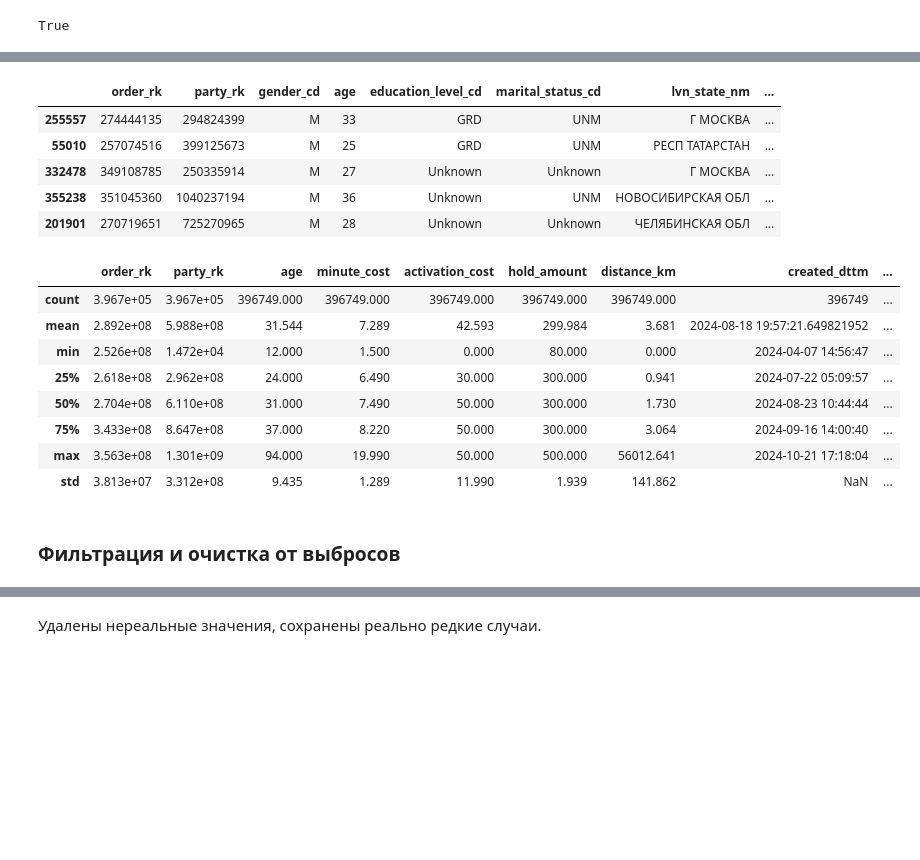
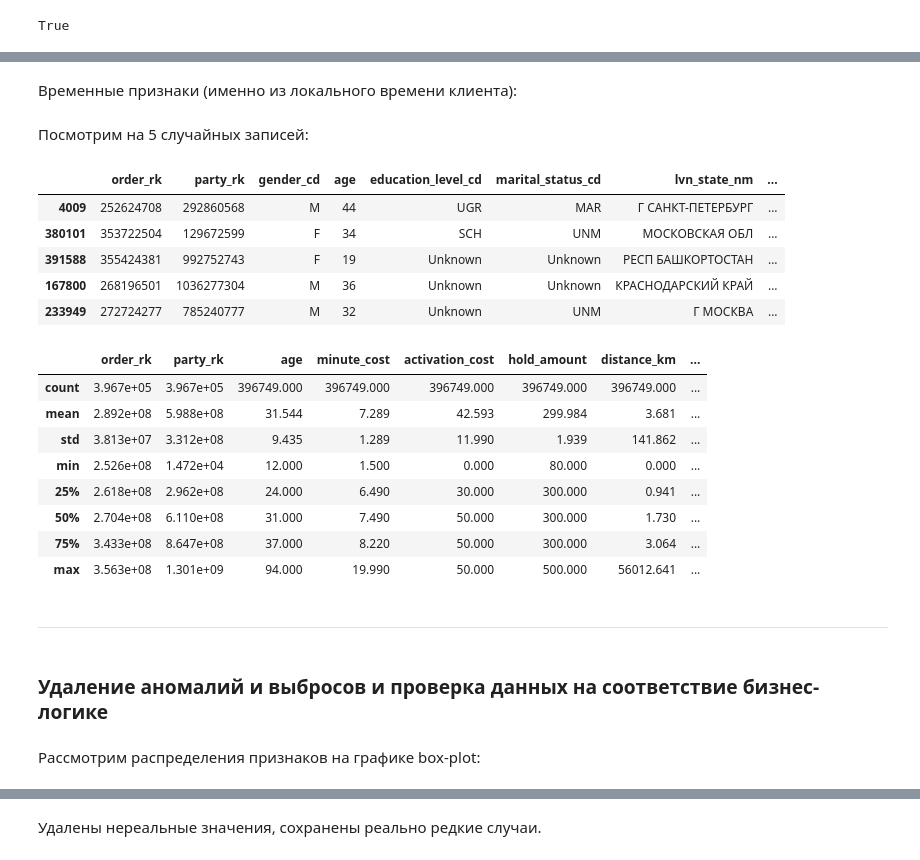
Before and after one commit to george-gh5/kicksharing-analysis, a Jupyter notebook: notebooks/1_data_cleaning.ipynb, the cells around one changed output, grey strips where cells are left out. Saved outputs shown, nothing was run; the diff lists cells and outputs as text; code cells hidden in the pictures; blank space fills up the shorter version.

```diff
--- a/notebooks/1_data_cleaning.ipynb
+++ b/notebooks/1_data_cleaning.ipynb
@@ -18,6 +21,9 @@ import numpy as np
 import matplotlib.pyplot as plt
 import seaborn as sns
 
-from scipy import stats
+import os
+
+PATH_RAW = '../data/raw/kicksharing.csv'
+PATH_CLEAN = '../data/clean'
 # %%
 sns.set_theme(style='darkgrid', palette='deep')
@@ -31,3 +34,5 @@ df = pd.read_csv(path)
+# %%
+df = pd.read_csv(PATH_RAW)
 # %%
 # потребление памяти по столбцам (в байтах)
 df.memory_usage(deep=True)
@@ -401,8 +458,19 @@ df['avg_speed_kmh'] = (df['distance_km'] / df['trip_duration_min'] * 60).astype(
 # %%
 # доля кэшбэка в рублях и в бонусах
 
-df['cashback_rate_rub'] = df['loyalty_accrual_rub_amt'] / df['nominal_price_rub_amt'].astype('float32')
-df['cashback_rate_bns'] = df['loyalty_accrual_bns_amt'] / df['nominal_price_rub_amt'].astype('float32')
+df['cashback_rate_rub'] = np.where(
+    df['nominal_price_rub_amt'] > 0,
+    df['loyalty_accrual_rub_amt'] / df['nominal_price_rub_amt'],
+    0
+).astype('float32')
+
+df['cashback_rate_bns'] = np.where(
+    df['nominal_price_rub_amt'] > 0,
+    df['loyalty_accrual_bns_amt'] / df['nominal_price_rub_amt'],
+    0
+).astype('float32')
+# %% [markdown]
+Временные признаки (именно из локального времени клиента):
 # %%
 # час
 
@@ -410,32 +478,38 @@ df['hour'] = df['local_book_start_dttm'].dt.hour.astype('int8')
 # %%
 # день недели (0 - пн, 6 - вс)
 
-df['day_of_week'] = df['local_book_start_dttm'].dt.day_of_week.astype('int8')
+df['day_of_week'] = df['local_book_start_dttm'].dt.dayofweek.astype('int8')
 # %%
 # месяц
 
 df['month'] = df['local_book_start_dttm'].dt.month.astype('int8')
+# %% [markdown]
+Посмотрим на 5 случайных записей:
 # %%
-df.sample(5)
+df.sample(5, random_state=42)
 # %% [output]
 |  | order_rk | party_rk | gender_cd | age | education_level_cd | marital_status_cd | lvn_state_nm | ... |
-| 255557 | 274444135 | 294824399 | M | 33 | GRD | UNM | Г МОСКВА | ... |
-| 55010 | 257074516 | 399125673 | M | 25 | GRD | UNM | РЕСП ТАТАРСТАН | ... |
-| 332478 | 349108785 | 250335914 | M | 27 | Unknown | Unknown | Г МОСКВА | ... |
-| 355238 | 351045360 | 1040237194 | M | 36 | Unknown | UNM | НОВОСИБИРСКАЯ ОБЛ | ... |
-| 201901 | 270719651 | 725270965 | M | 28 | Unknown | Unknown | ЧЕЛЯБИНСКАЯ ОБЛ | ... |
+| 4009 | 252624708 | 292860568 | M | 44 | UGR | MAR | Г САНКТ-ПЕТЕРБУРГ | ... |
+| 380101 | 353722504 | 129672599 | F | 34 | SCH | UNM | МОСКОВСКАЯ ОБЛ | ... |
+| 391588 | 355424381 | 992752743 | F | 19 | Unknown | Unknown | РЕСП БАШКОРТОСТАН | ... |
+| 167800 | 268196501 | 1036277304 | M | 36 | Unknown | Unknown | КРАСНОДАРСКИЙ КРАЙ | ... |
+| 233949 | 272724277 | 785240777 | M | 32 | Unknown | UNM | Г МОСКВА | ... |
 # %%
-df.describe()
+df.describe(exclude=['datetime64', 'category'])
 # %% [output]
-|  | order_rk | party_rk | age | minute_cost | activation_cost | hold_amount | distance_km | created_dttm | ... |
-| count | 3.967e+05 | 3.967e+05 | 396749.000 | 396749.000 | 396749.000 | 396749.000 | 396749.000 | 396749 | ... |
-| mean | 2.892e+08 | 5.988e+08 | 31.544 | 7.289 | 42.593 | 299.984 | 3.681 | 2024-08-18 19:57:21.649821952 | ... |
-| min | 2.526e+08 | 1.472e+04 | 12.000 | 1.500 | 0.000 | 80.000 | 0.000 | 2024-04-07 14:56:47 | ... |
-| 25% | 2.618e+08 | 2.962e+08 | 24.000 | 6.490 | 30.000 | 300.000 | 0.941 | 2024-07-22 05:09:57 | ... |
-| 50% | 2.704e+08 | 6.110e+08 | 31.000 | 7.490 | 50.000 | 300.000 | 1.730 | 2024-08-23 10:44:44 | ... |
-| 75% | 3.433e+08 | 8.647e+08 | 37.000 | 8.220 | 50.000 | 300.000 | 3.064 | 2024-09-16 14:00:40 | ... |
-| max | 3.563e+08 | 1.301e+09 | 94.000 | 19.990 | 50.000 | 500.000 | 56012.641 | 2024-10-21 17:18:04 | ... |
-| std | 3.813e+07 | 3.312e+08 | 9.435 | 1.289 | 11.990 | 1.939 | 141.862 | NaN | ... |
+|  | order_rk | party_rk | age | minute_cost | activation_cost | hold_amount | distance_km | ... |
+| count | 3.967e+05 | 3.967e+05 | 396749.000 | 396749.000 | 396749.000 | 396749.000 | 396749.000 | ... |
+| mean | 2.892e+08 | 5.988e+08 | 31.544 | 7.289 | 42.593 | 299.984 | 3.681 | ... |
+| std | 3.813e+07 | 3.312e+08 | 9.435 | 1.289 | 11.990 | 1.939 | 141.862 | ... |
+| min | 2.526e+08 | 1.472e+04 | 12.000 | 1.500 | 0.000 | 80.000 | 0.000 | ... |
+| 25% | 2.618e+08 | 2.962e+08 | 24.000 | 6.490 | 30.000 | 300.000 | 0.941 | ... |
+| 50% | 2.704e+08 | 6.110e+08 | 31.000 | 7.490 | 50.000 | 300.000 | 1.730 | ... |
+| 75% | 3.433e+08 | 8.647e+08 | 37.000 | 8.220 | 50.000 | 300.000 | 3.064 | ... |
+| max | 3.563e+08 | 1.301e+09 | 94.000 | 19.990 | 50.000 | 500.000 | 56012.641 | ... |
-# %% [markdown]
-### Фильтрация и очистка от выбросов
+# %% [markdown]
+---
+# %% [markdown]
+### Удаление аномалий и выбросов и проверка данных на соответствие бизнес-логике
+# %% [markdown]
+Рассмотрим распределения признаков на графике box-plot:
 # %%
```
Also changed, not shown: parts of 73 cells of this notebook, 2 other files.
